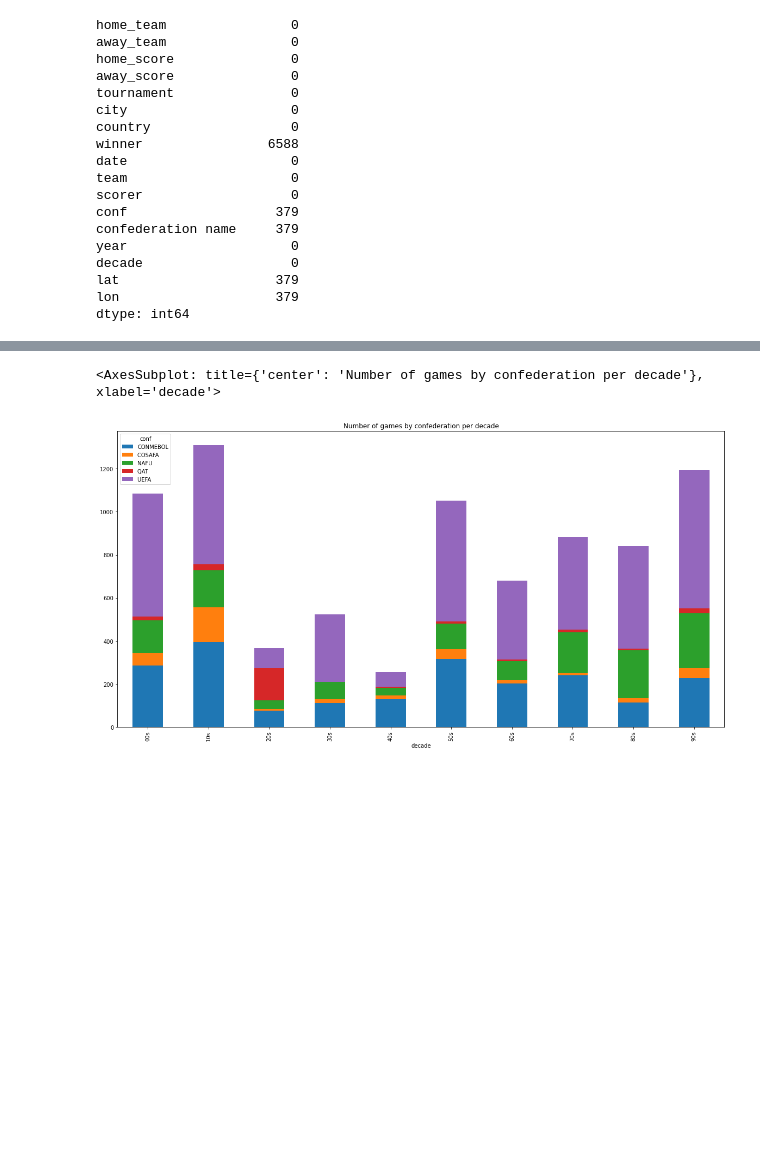
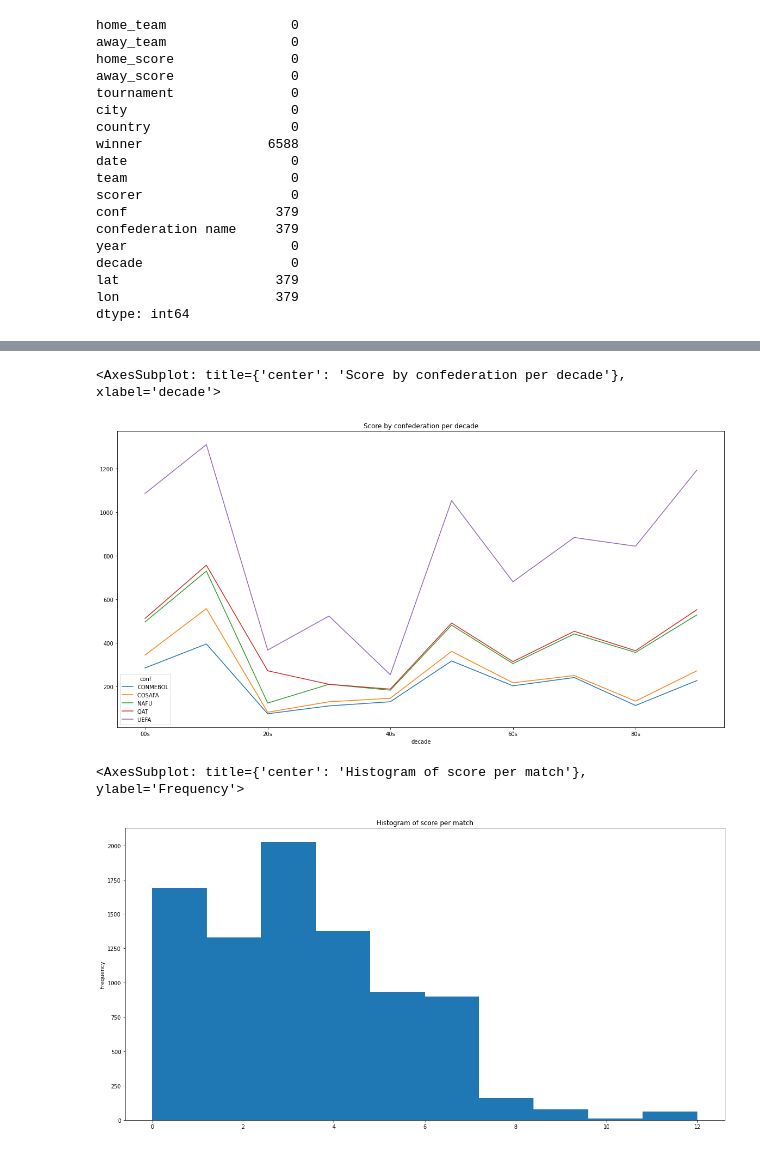
Before and after one commit to felipereis150/world_cup, a Jupyter notebook: EDA.ipynb, the cells around one changed output, grey strips where cells are left out. Saved outputs shown, nothing was run; the diff lists cells and outputs as text; code cells hidden in the pictures; blank space fills up the shorter version.

```diff
--- a/EDA.ipynb
+++ b/EDA.ipynb
@@ -136,6 +115,16 @@ goals_by_team
 992 rows × 4 columns
 # %%
-world_cup['conf'].groupby(world_cup['decade']).value_counts().unstack().plot(kind='bar', stacked=True, figsize=(20, 10), title= 'Number of games by confederation per decade')
+# Score by confederation per decade
+
+world_cup['conf'].groupby(world_cup['decade']).value_counts().unstack().plot(kind='line', stacked=True, figsize=(20, 10), title= 'Score by confederation per decade')
 # %% [output]
-<AxesSubplot: title={'center': 'Number of games by confederation per decade'}, xlabel='decade'>
+<AxesSubplot: title={'center': 'Score by confederation per decade'}, xlabel='decade'>
-[figure, old version]
+[figure, new version]
+# %%
+# Histogram of score per match
+
+world_cup['total_goals'] = world_cup['home_score'] + world_cup['away_score']
+world_cup['total_goals'].plot(kind='hist', figsize=(20, 10), title= 'Histogram of score per match')
+# %% [output]
+<AxesSubplot: title={'center': 'Histogram of score per match'}, ylabel='Frequency'>
+[figure, added]
```
Also changed, not shown: parts of 19 cells of this notebook, 2 other files.
